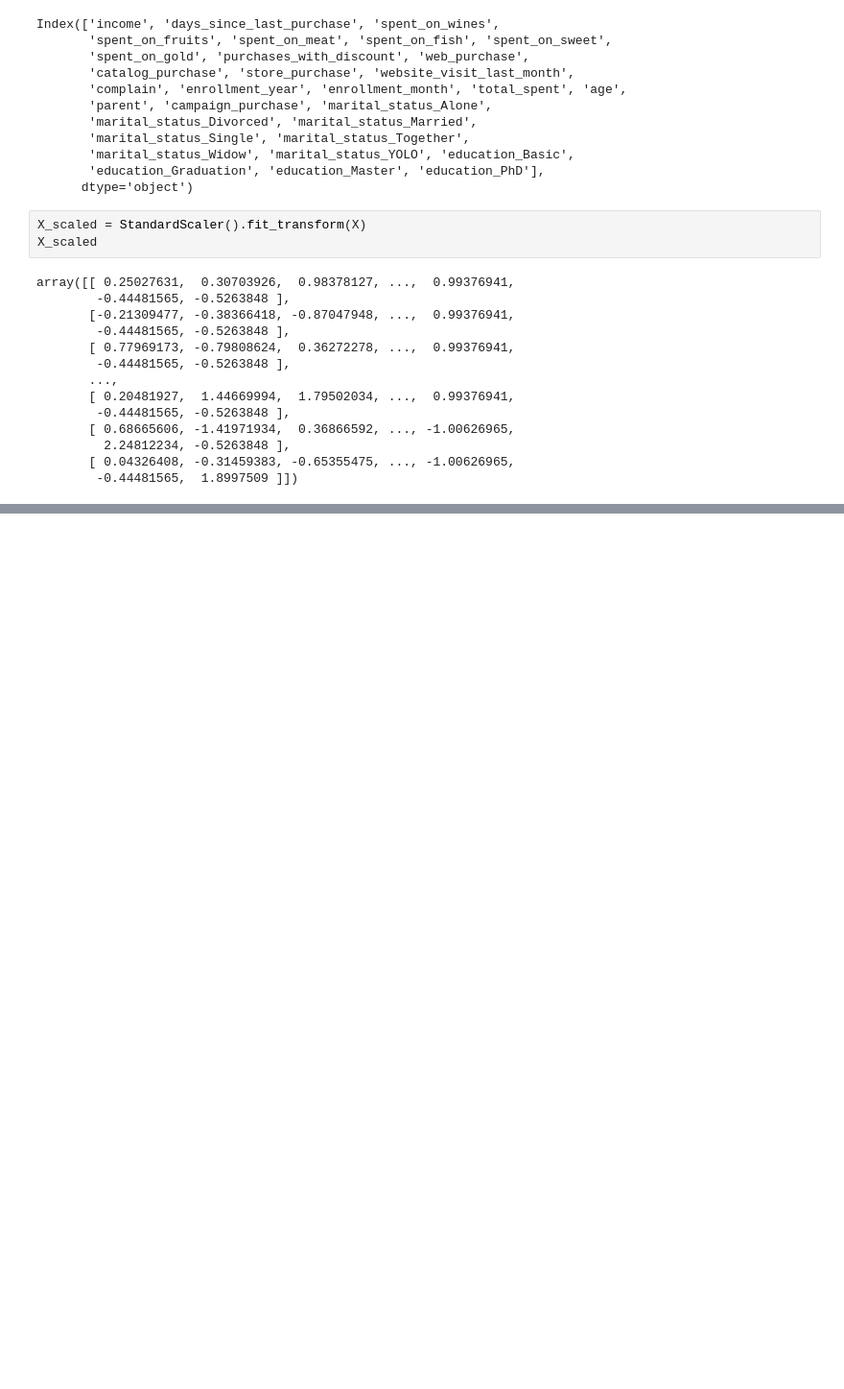
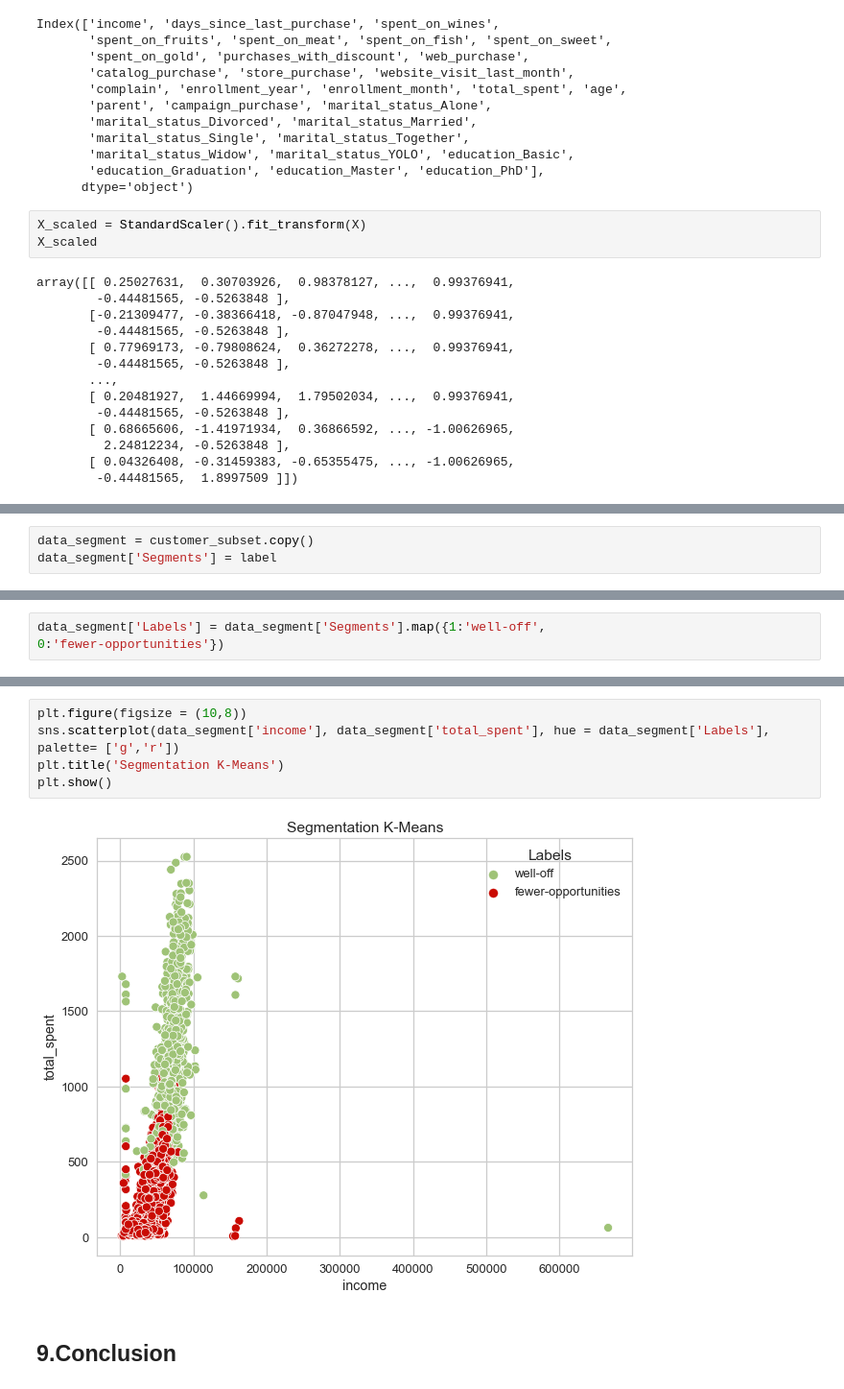
Before and after one commit to 1mlkarthi7/Customer-Personality-Analysis, a Jupyter notebook: Customer Personality Analysis.ipynb, the cells around one changed output, grey strips where cells are left out. Shown at 96% size. Drawn from its saved outputs; the diff is of its cells as text; blank space fills up the shorter version.

```diff
--- a/Customer Personality Analysis.ipynb
+++ b/Customer Personality Analysis.ipynb
@@ -1327,0 +1129,3 @@ print(kmeans.score(X_principal))
+# %%
+data_segment = customer_subset.copy()
+data_segment['Segments'] = label
@@ -1327,0 +1148,3 @@ print(kmeans.score(X_principal))
+# %%
+data_segment['Labels'] = data_segment['Segments'].map({1:'well-off',
+0:'fewer-opportunities'})
@@ -1327,0 +1167,9 @@ print(kmeans.score(X_principal))
+# %%
+plt.figure(figsize = (10,8))
+sns.scatterplot(data_segment['income'], data_segment['total_spent'], hue = data_segment['Labels'], palette= ['g','r'])
+plt.title('Segmentation K-Means')
+plt.show()
+# %% [output]
+[figure, added]
+# %% [markdown]
+## 9.Conclusion
```
Also changed, not shown: parts of 47 cells of this notebook, 1 other file.
